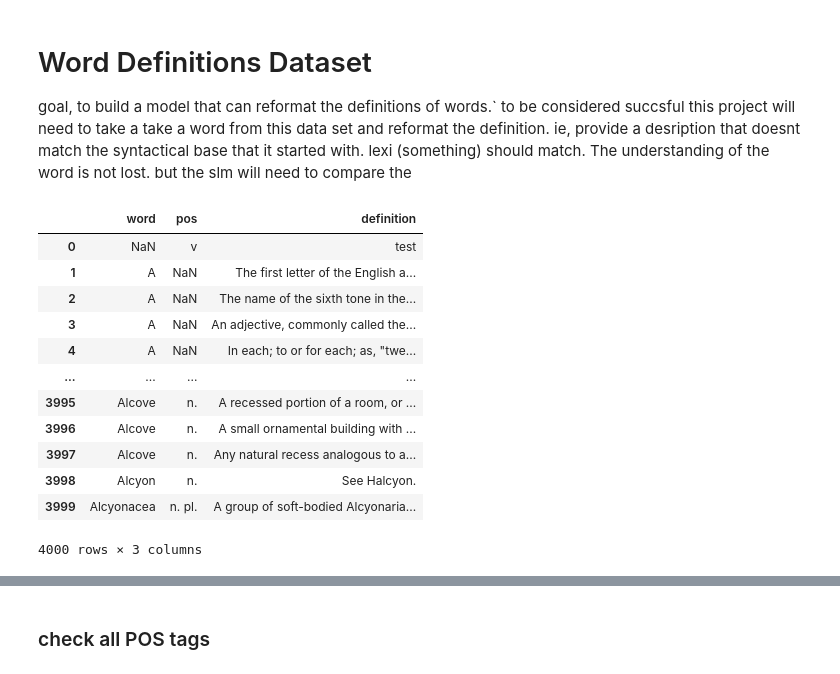
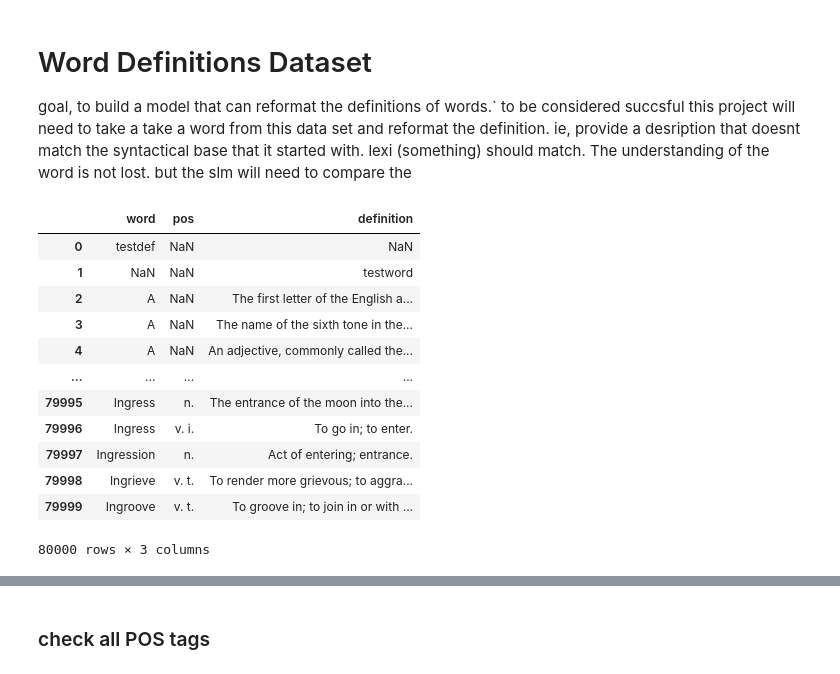
Before and after one commit to Grant-L6680/NLP-project, a Jupyter notebook: stage1.ipynb, the cells around one changed output, grey strips where cells are left out. Cells and saved outputs as stored; diff of their text form; code cells hidden in the pictures.

```diff
--- a/stage1.ipynb
+++ b/stage1.ipynb
@@ -6,30 +6,25 @@ to be considered succsful this project will need to take a take a word from this
 # %%
 import pandas as pd
 
 #reference (1)
-df = pd.read_csv("English_Dictionary.csv", nrows=4000)
+df = pd.read_csv("English_Dictionary.csv", nrows=80000)
 # df = pd.read_csv("English_Dictionary.csv")
-
 dataset = df
-from IPython.core.display import display, HTML
-
-# display(HTML(f"""<style>.dataframe td, .dataframe {{text-align: left;}}</style>{dataset.head(10).to_html()}"""))
-
 df
 # %% [output]
 |  | word | pos | definition |
-| 0 | NaN | v | test |
-| 1 | A | NaN | The first letter of the English a... |
-| 2 | A | NaN | The name of the sixth tone in the... |
-| 3 | A | NaN | An adjective, commonly called the... |
-| 4 | A | NaN | In each; to or for each; as, "twe... |
+| 0 | testdef | NaN | NaN |
+| 1 | NaN | NaN | testword |
+| 2 | A | NaN | The first letter of the English a... |
+| 3 | A | NaN | The name of the sixth tone in the... |
+| 4 | A | NaN | An adjective, commonly called the... |
 | ... | ... | ... | ... |
-| 3995 | Alcove | n. | A recessed portion of a room, or ... |
-| 3996 | Alcove | n. | A small ornamental building with ... |
-| 3997 | Alcove | n. | Any natural recess analogous to a... |
-| 3998 | Alcyon | n. | See Halcyon. |
-| 3999 | Alcyonacea | n. pl. | A group of soft-bodied Alcyonaria... |
+| 79995 | Ingress | n. | The entrance of the moon into the... |
+| 79996 | Ingress | v. i. | To go in; to enter. |
+| 79997 | Ingression | n. | Act of entering; entrance. |
+| 79998 | Ingrieve | v. t. | To render more grievous; to aggra... |
+| 79999 | Ingroove | v. t. | To groove in; to join in or with ... |
-4000 rows × 3 columns
+80000 rows × 3 columns
 # %% [markdown]
 # Dataset Meaning/description
 
```
Also changed, not shown: parts of 17 cells of this notebook, 1 other file.
